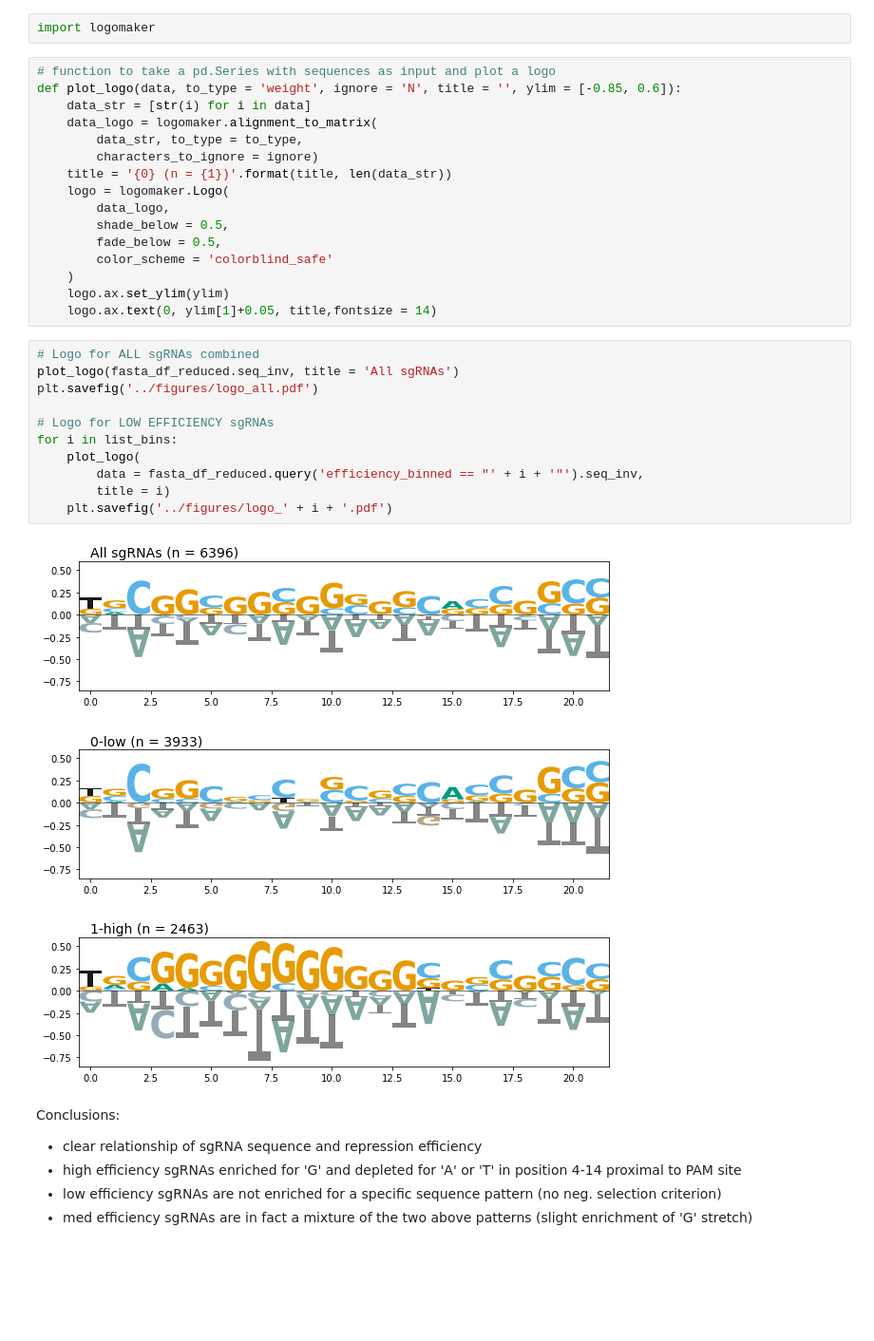
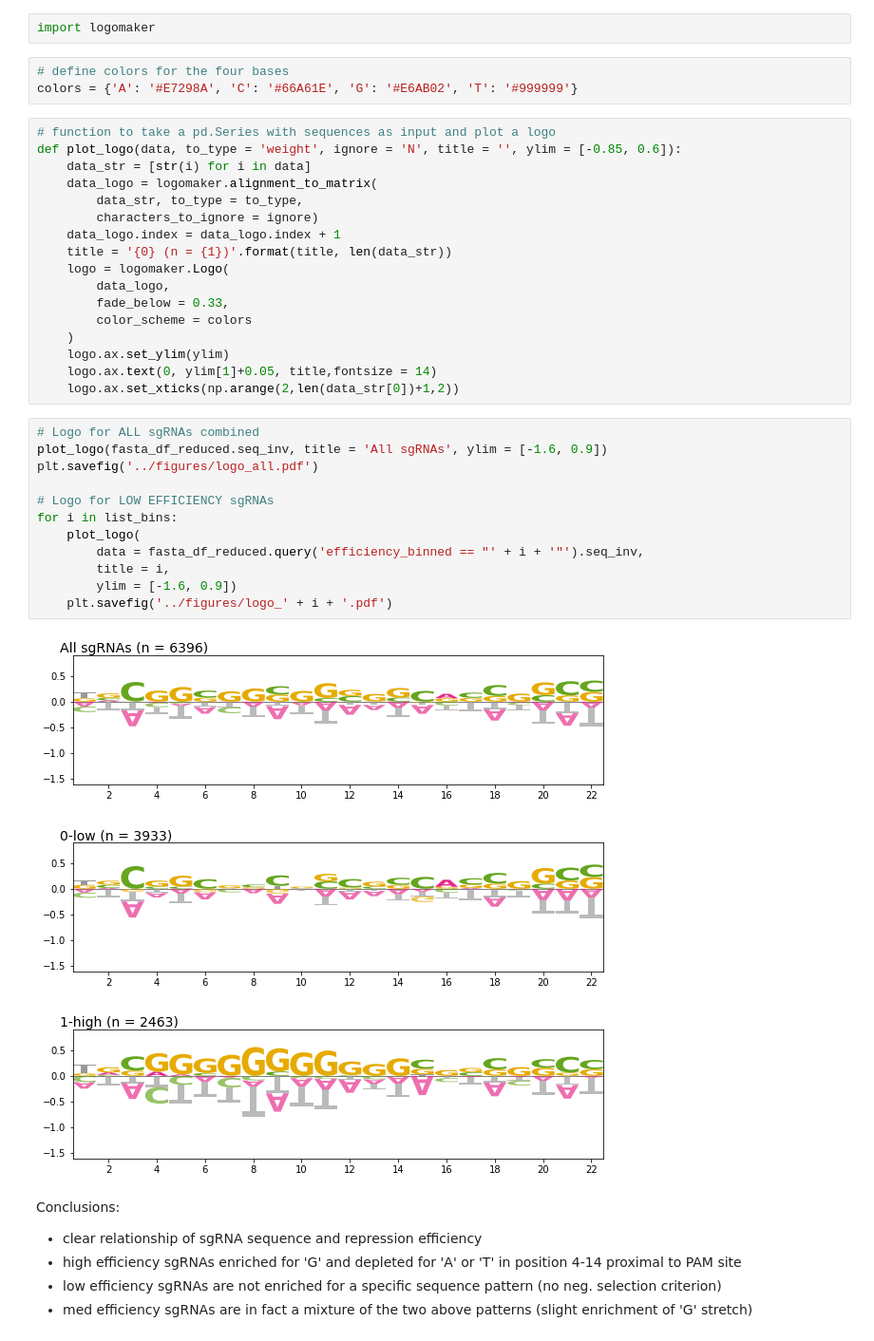
Before and after one commit to m-jahn/R-notebook-crispri-lib, a Jupyter notebook: sgRNA_library_V2/pipeline/sgRNA_ML_analysis.ipynb, the cells around one changed output. Shown at 95% size. Drawn from its saved outputs; the diff is of its cells as text; blank space fills up the shorter version.

Commit message:
update: fixed random state of ML models, color updates

```diff
--- a/sgRNA_library_V2/pipeline/sgRNA_ML_analysis.ipynb
+++ b/sgRNA_library_V2/pipeline/sgRNA_ML_analysis.ipynb
@@ -237,6 +237,9 @@ Number of observations for test data: 1599
 - separate logos for low, (medium), high efficiency sgRNAs
 # %%
 import logomaker
+# %%
+# define colors for the four bases
+colors = {'A': '#E7298A', 'C': '#66A61E', 'G': '#E6AB02', 'T': '#999999'}
 # %%
 # function to take a pd.Series with sequences as input and plot a logo
 def plot_logo(data, to_type = 'weight', ignore = 'N', title = '', ylim = [-0.85, 0.6]):
@@ -244,30 +247,32 @@ def plot_logo(data, to_type = 'weight', ignore = 'N', title = '', ylim = [-0.85,
     data_logo = logomaker.alignment_to_matrix(
         data_str, to_type = to_type,
         characters_to_ignore = ignore)
+    data_logo.index = data_logo.index + 1
     title = '{0} (n = {1})'.format(title, len(data_str))
     logo = logomaker.Logo(
         data_logo,
-        shade_below = 0.5,
-        fade_below = 0.5,
-        color_scheme = 'colorblind_safe'
+        fade_below = 0.33,
+        color_scheme = colors
     )
     logo.ax.set_ylim(ylim)
     logo.ax.text(0, ylim[1]+0.05, title,fontsize = 14)
+    logo.ax.set_xticks(np.arange(2,len(data_str[0])+1,2))
 # %%
 # Logo for ALL sgRNAs combined
-plot_logo(fasta_df_reduced.seq_inv, title = 'All sgRNAs')
+plot_logo(fasta_df_reduced.seq_inv, title = 'All sgRNAs', ylim = [-1.6, 0.9])
 plt.savefig('../figures/logo_all.pdf')
 
 # Logo for LOW EFFICIENCY sgRNAs
 for i in list_bins:
     plot_logo(
         data = fasta_df_reduced.query('efficiency_binned == "' + i + '"').seq_inv,
-        title = i)
+        title = i,
+        ylim = [-1.6, 0.9])
     plt.savefig('../figures/logo_' + i + '.pdf')
 # %% [output]
-[figure, old version]
+[figure, new version]
-[figure, old version]
+[figure, new version]
-[figure, old version]
+[figure, new version]
 # %% [markdown]
 Conclusions:
 
```
Also changed, not shown: parts of 17 cells of this notebook.
